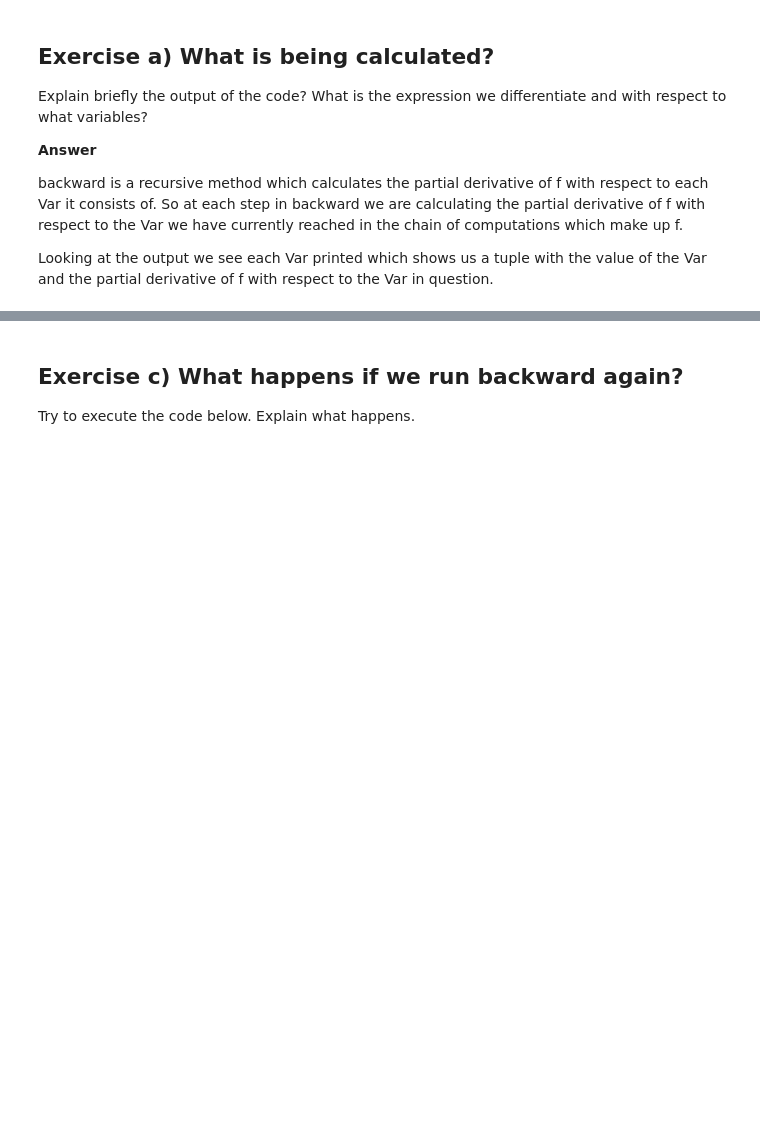
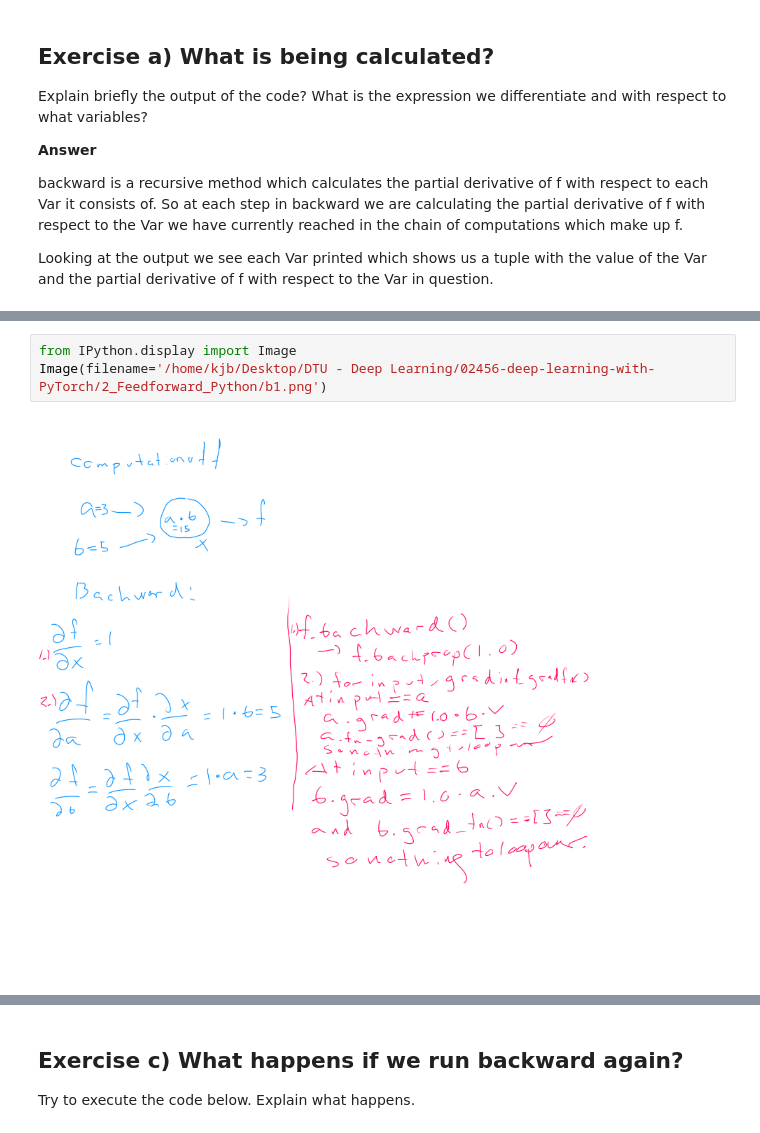
Before and after one commit to DrJupiter/02456-deep-learning-with-PyTorch, a Jupyter notebook: 2_Feedforward_Python/2.1-FNN-AutoDif-Nanograd.ipynb, the cells around one changed output, grey strips where cells are left out. Drawn from its saved outputs; the diff is of its cells as text; blank space fills up the shorter version.

```diff
--- a/2_Feedforward_Python/2.1-FNN-AutoDif-Nanograd.ipynb
+++ b/2_Feedforward_Python/2.1-FNN-AutoDif-Nanograd.ipynb
@@ -131,0 +146,5 @@ For the first example above, execute the backward function by hand to convince y
+# %%
+from IPython.display import Image
+Image(filename='/home/kjb/Desktop/DTU - Deep Learning/02456-deep-learning-with-PyTorch/2_Feedforward_Python/b1.png')
+# %% [output]
+[figure, added]
```
Also changed, not shown: parts of 34 cells of this notebook, 1 other file.
